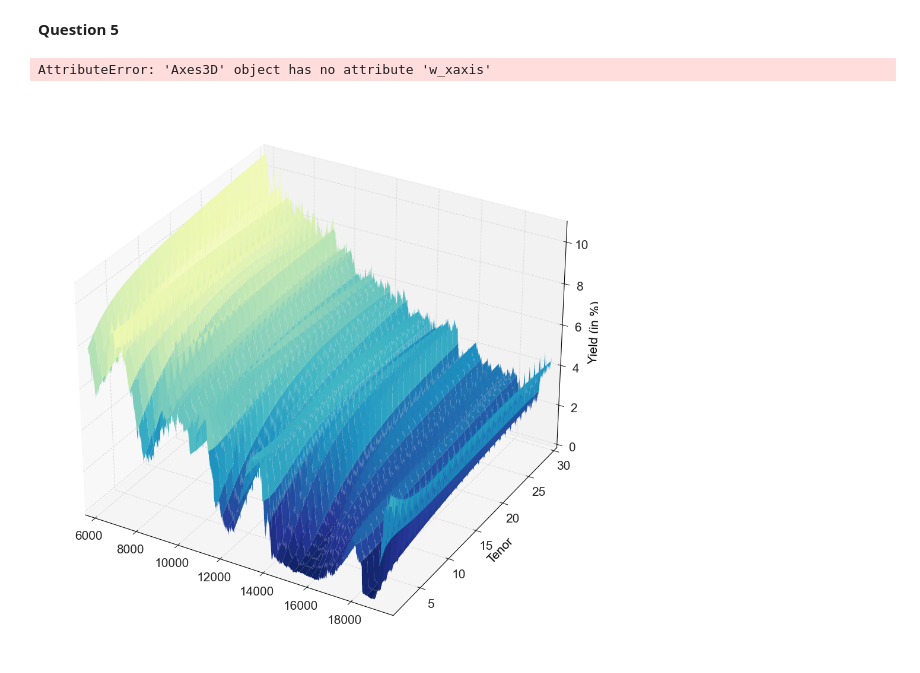
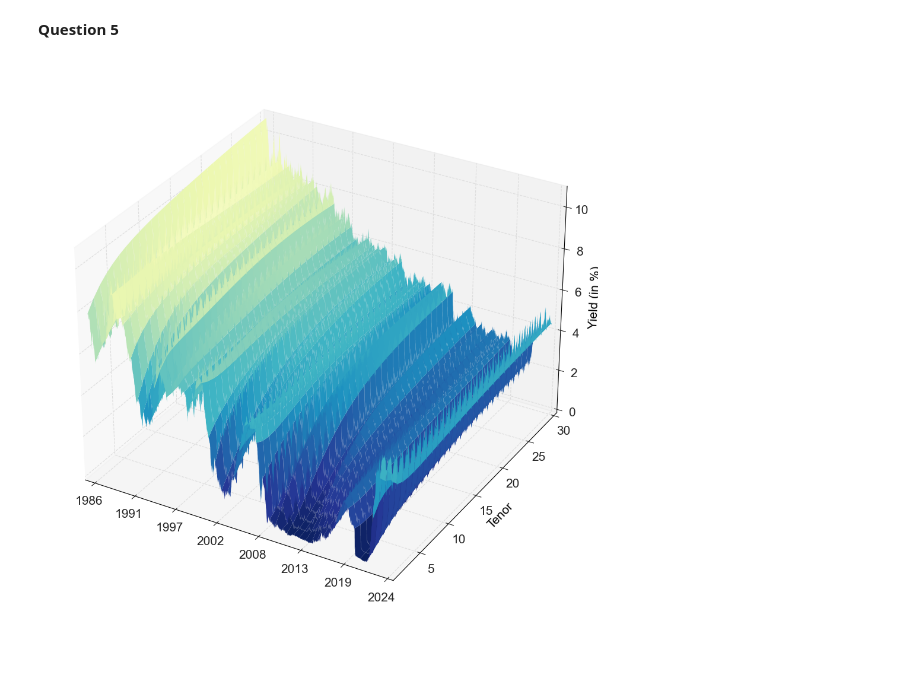
Before and after one commit to staxmetrics/python_for_the_financial_economist, a Jupyter notebook: lectures_and_exercises/2024/week_2/exercises_week_2.ipynb, the cells around one changed output. Saved outputs shown, nothing was run; the diff lists cells and outputs as text; code cells hidden in the pictures.

```diff
--- a/lectures_and_exercises/2024/week_2/exercises_week_2.ipynb
+++ b/lectures_and_exercises/2024/week_2/exercises_week_2.ipynb
@@ -812,24 +812,30 @@ __Question 5__
 # %%
 from mpl_toolkits.mplot3d import Axes3D
 from matplotlib import dates, ticker
 
 
 fig = plt.figure(figsize=(14, 12))
 ax = fig.add_subplot(111, projection='3d')
 
+# Dropping NaN values
 zero_yields = zero_yields.dropna()
 
+# Converting dates to numerical format for plotting
 dates_for_plot = np.array(dates.date2num(zero_yields.index.to_list()))
 tenors = np.arange(1.0, 31.0, 1.0)
 
+# Creating a meshgrid for plotting
 d, t = np.meshgrid(dates_for_plot, tenors)
 
+# Plotting the surface
 ax.plot_surface(d, t, zero_yields.T, cmap='YlGnBu_r', vmin=0, vmax=10)
+
+# Setting axis labels
 ax.set_xlabel('')
 ax.set_ylabel('Tenor')
 ax.set_zlabel('Yield (in %)');
 
-ax.w_xaxis.set_major_formatter(ticker.FuncFormatter(lambda x, p: dates.num2date(x).strftime('%Y')))
+# Formatting the x-axis to display dates in 'Year' format
+ax.xaxis.set_major_formatter(ticker.FuncFormatter(lambda x, p: dates.num2date(x).strftime('%Y')))
 # %% [output]
-AttributeError: 'Axes3D' object has no attribute 'w_xaxis'
-[figure, old version]
+[figure, new version]
```
Also changed, not shown: parts of 21 cells of this notebook, 10 other files.
